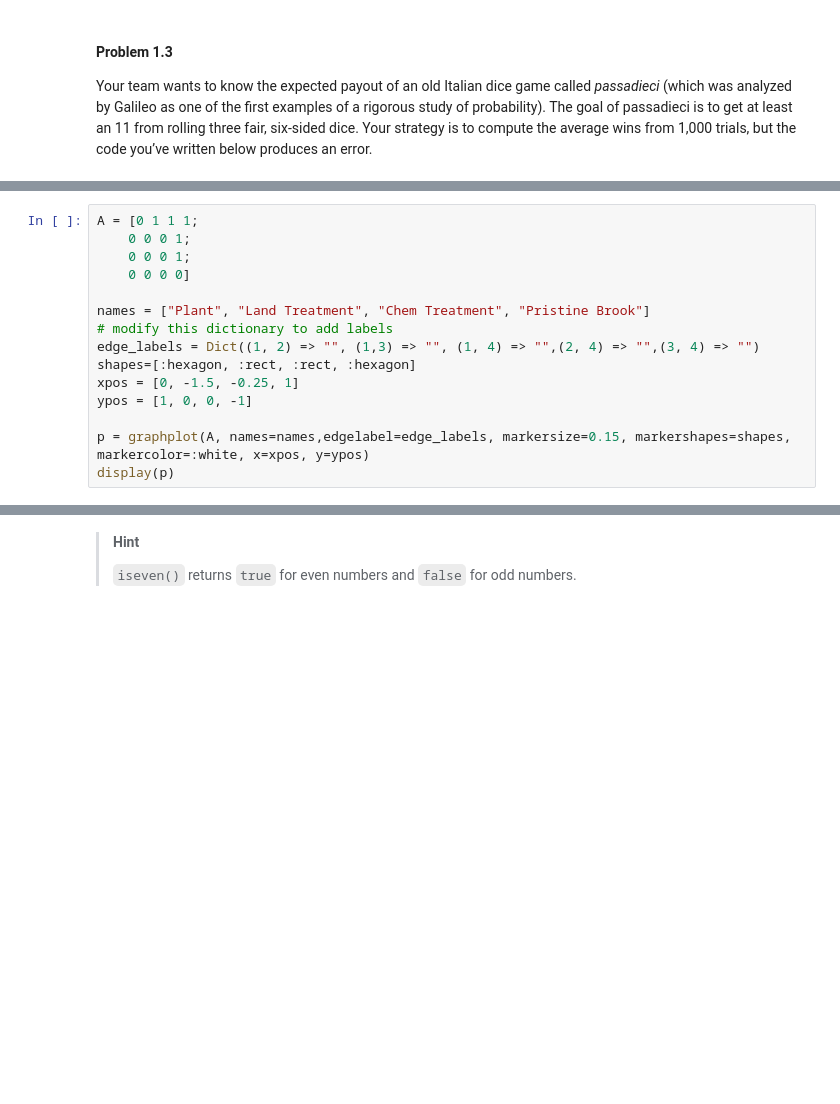
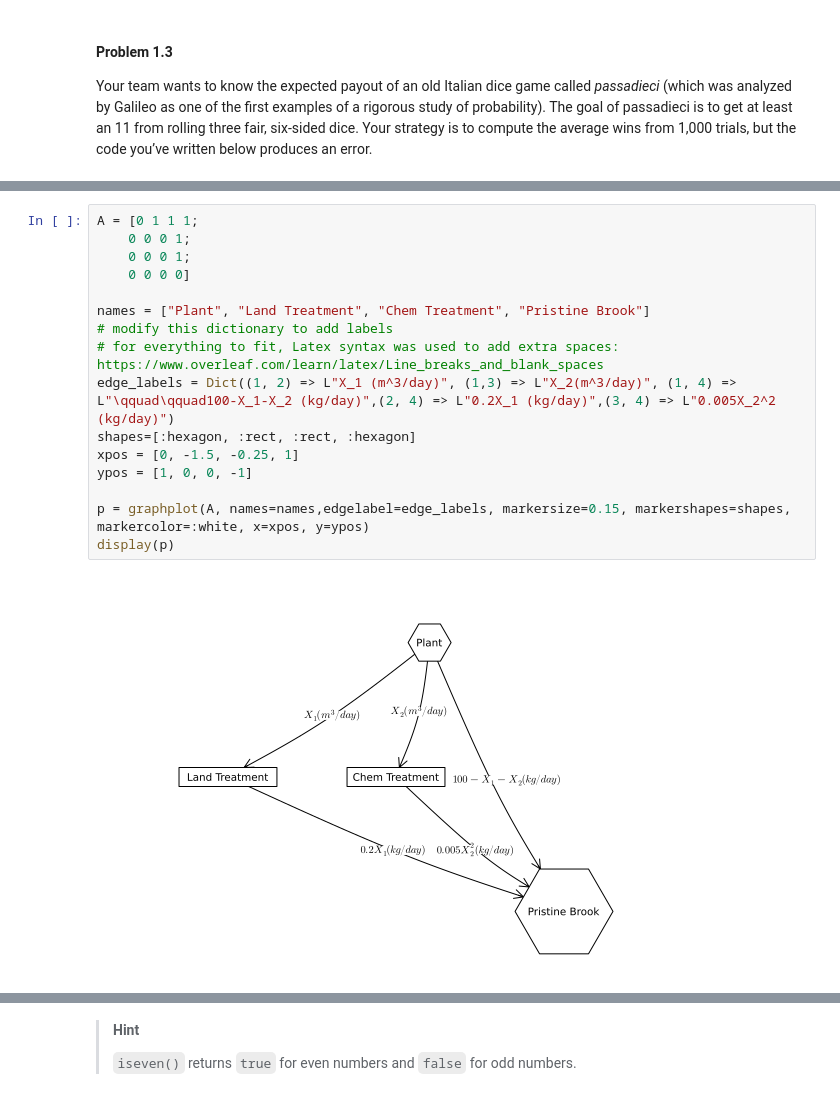
Before and after one commit to BEE4750-FA24/hw1-bcb87, a Jupyter notebook: hw01.ipynb, the cells around one changed output, grey strips where cells are left out. Saved outputs shown, nothing was run; the diff lists cells and outputs as text; blank space fills up the shorter version.

```diff
--- a/hw01.ipynb
+++ b/hw01.ipynb
@@ -253,18 +307,21 @@ mathematical notation if the string is prefaced with an `L`, as in
 # %%
 A = [0 1 1 1;
     0 0 0 1;
     0 0 0 1;
     0 0 0 0]
 
 names = ["Plant", "Land Treatment", "Chem Treatment", "Pristine Brook"]
 # modify this dictionary to add labels
-edge_labels = Dict((1, 2) => "", (1,3) => "", (1, 4) => "",(2, 4) => "",(3, 4) => "")
+# for everything to fit, Latex syntax was used to add extra spaces: https://www.overleaf.com/learn/latex/Line_breaks_and_blank_spaces
+edge_labels = Dict((1, 2) => L"X_1 (m^3/day)", (1,3) => L"X_2(m^3/day)", (1, 4) => L"\qquad\qquad100-X_1-X_2 (kg/day)",(2, 4) => L"0.2X_1 (kg/day)",(3, 4) => L"0.005X_2^2 (kg/day)")
 shapes=[:hexagon, :rect, :rect, :hexagon]
 xpos = [0, -1.5, -0.25, 1]
 ypos = [1, 0, 0, -1]
 
 p = graphplot(A, names=names,edgelabel=edge_labels, markersize=0.15, markershapes=shapes, markercolor=:white, x=xpos, y=ypos)
 display(p)
+# %% [output]
+[figure, added]
 # %% [markdown]
 **In this problem**:
 
```
Also changed, not shown: parts of 12 cells of this notebook.
